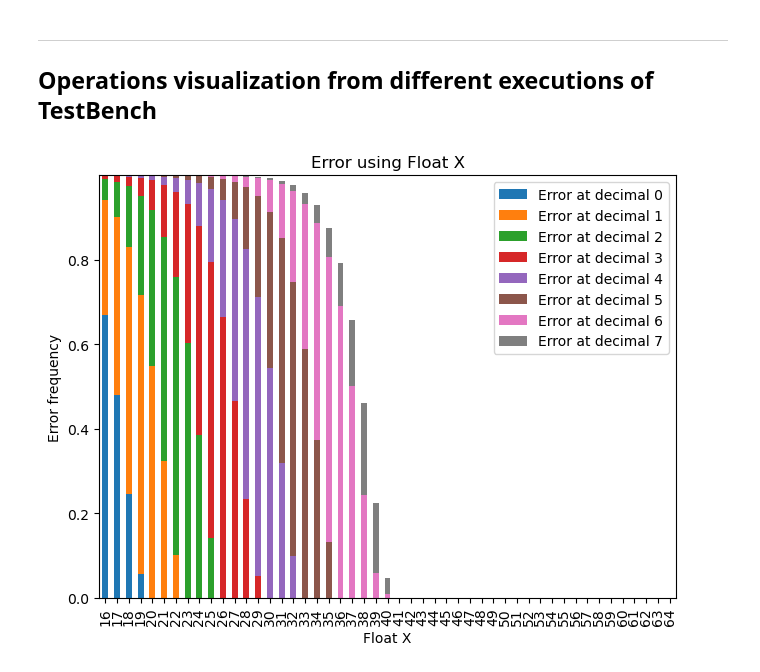
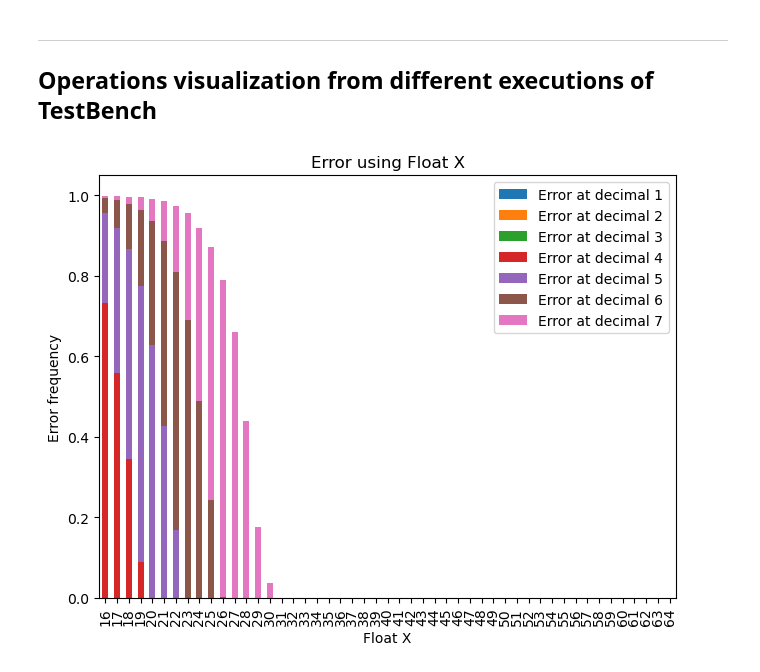
Before and after one commit to SimonErlandsson/Operable-Maps-Compression, a Jupyter notebook: Bitsize_Visualization.ipynb, the cells around one changed output. Drawn from its saved outputs; the diff is of its cells as text; code cells hidden in the pictures.

Commit message:
added variable exponent part

```diff
--- a/Bitsize_Visualization.ipynb
+++ b/Bitsize_Visualization.ipynb
@@ -29,3 +27,8 @@ COUNT_PER_PRECISION = 100000
+# %%
+COUNT_PER_PRECISION = 10000
+ALG = FpdExtended()
+FLOAT_SIZE = 32
+EXPONENT = 6
 # %%
 def uint_to_ba(x, length):
         if x == 0:
@@ -40,8 +43,6 @@ def uint_to_ba(x, length):
 
         return a[-length:] if la > length else util.zeros(length - la, "big") + a
 # %%
-
-
 def float2bin(float):
     decimal_part, integral_part = math.modf(float)
     sign = 0 if float > 0 else 1
@@ -71,27 +72,27 @@ def float2bin(float):
             decimal_part -= 1
 
     if len(integral_bin) == 0:
-        exponent = 127 - beg_bits_zero - 1
+        exponent = (pow(2,(EXPONENT - 1)) - 1) - beg_bits_zero - 1
     else:
-        exponent = 127 + len(integral_bin) - 1
+        exponent = (pow(2,(EXPONENT - 1)) - 1) + len(integral_bin) - 1
 
     res = bitarray()
     res.append(sign)
-    res.extend(uint_to_ba(exponent,8))
+    res.extend(uint_to_ba(exponent,EXPONENT ))
     integral_bin.extend(decimal_bin)
-    while len(integral_bin) < FLOAT_SIZE - 9 + 1:
+    while len(integral_bin) < FLOAT_SIZE - (EXPONENT + 1) + 1:
         integral_bin.append(0)
 
-    res.extend(integral_bin[1:FLOAT_SIZE - 9 + 1])
+    res.extend(integral_bin[1:FLOAT_SIZE - (EXPONENT + 1)  + 1])
     return res
 
 
 def bin2float(precision_float):
     sign = (1 + (-2 * precision_float[0]))
-    exponent = util.ba2int(precision_float[1:9], signed=False) - 127
-    decimal_part = precision_float[9:]
+    exponent = util.ba2int(precision_float[1:(EXPONENT + 1) ], signed=False) - (pow(2,(EXPONENT - 1)) - 1)
+    decimal_part = precision_float[(EXPONENT + 1) :]
     decimal = 1
-    for i in range(1,FLOAT_SIZE - 9 + 1):
+    for i in range(1,FLOAT_SIZE - (EXPONENT + 1)  + 1):
         decimal += decimal_part[i - 1] * math.pow(2, -i)
     return round(decimal * sign * math.pow(2,exponent),7)
 
@@ -117,31 +118,33 @@ def num_zeros(decimal):
 dec_errors = {}
 for float_size in tqdm.tqdm(range(16,65)):
     FLOAT_SIZE = float_size
-    dec_errors[FLOAT_SIZE] = {0:0, 1:0, 2:0, 3:0, 4:0, 5:0, 6:0, 7:0}
+    dec_errors[FLOAT_SIZE] = {1:0, 2:0, 3:0, 4:0, 5:0, 6:0, 7:0}
     for i in range(COUNT_PER_PRECISION):
-        float = round(random.uniform(0.0, 180),7)
+        float = round(random.uniform(0.0, 1),7)
         if bin2float(float2bin(float)) != float:
             round_err = abs(bin2float(float2bin(float)) - float)
-            dec_errors[FLOAT_SIZE][num_zeros(round_err)] += 1
+            res = num_zeros(round_err) + 1
+            if res > 7:
+                continue
+            dec_errors[FLOAT_SIZE][num_zeros(round_err) + 1] += 1
 bar_plot = pd.DataFrame(dec_errors).T
 # %%
 bar_plot2 = bar_plot/COUNT_PER_PRECISION
 # %%
 bar_plot2.plot (kind = 'bar', stacked = True)
 plt.tight_layout()
 plt.xlabel ('Float X')
 plt.ylabel ('Error frequency')
 plt.title ('Error using Float X')
-plt.legend(labels=[ "Error at decimal 0",
-                    "Error at decimal 1",
+plt.legend(labels=[ "Error at decimal 1",
                     "Error at decimal 2",
                     "Error at decimal 3",
                     "Error at decimal 4",
                     "Error at decimal 5",
                     "Error at decimal 6",
                     "Error at decimal 7"
                     ])
 
 plt.show ()
 # %% [output]
-[figure, old version]
+[figure, new version]
```
Also changed, not shown: parts of 2 cells of this notebook.
